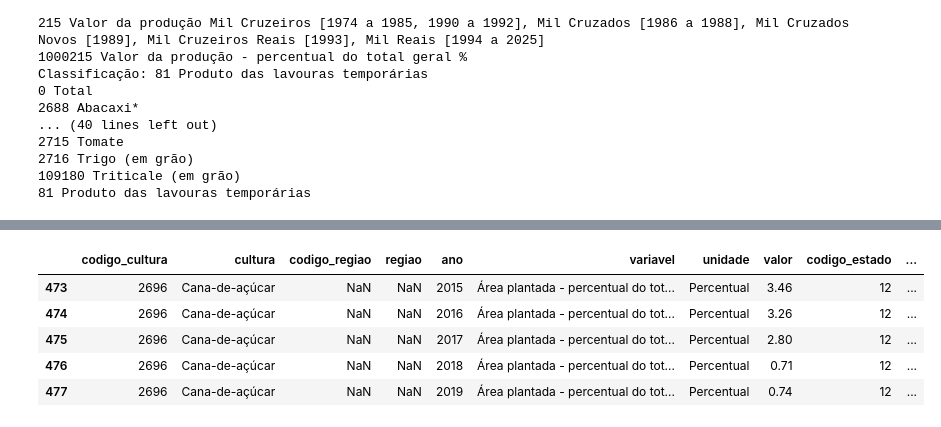
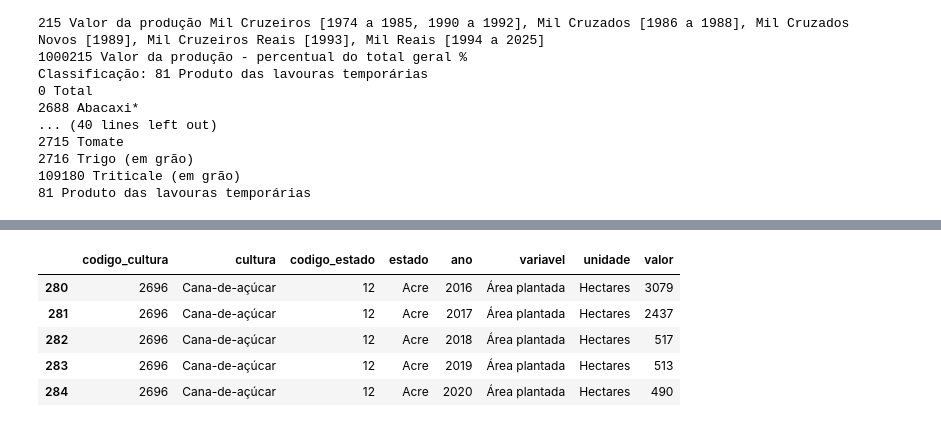
Before and after one commit to Marcos00758/Avaliacao_Credito_Rural, a Jupyter notebook: API_IBGE.ipynb, the cells around one changed output, grey strips where cells are left out. Saved outputs shown, nothing was run; the diff lists cells and outputs as text; code cells hidden in the pictures.

```diff
--- a/API_IBGE.ipynb
+++ b/API_IBGE.ipynb
@@ -104,23 +168,18 @@ area plantada por regiao
 # %%
-periodo = "2015-2025"
+periodo = "2016-2025"
 
 
 url = (
     "https://servicodados.ibge.gov.br/api/v3/agregados/"
-    f"{tabela_lavouras_temporárias}/periodos/{periodo}/variaveis/{area_plant_100}"
+    f"{tabela_lavouras_temporárias}/periodos/{periodo}/variaveis/{area_plant_H}"
 )
-
-parametros = {
-    "localidades": "N2[all]",
-    "classificacao": f"81[{id_soja},{id_cana},{id_milho}]"
-}
 
 dados = requisicao_certificada(url, parametros=parametros)
 
 variavel = dados[0]
 resultado = variavel["resultados"][0]
 
-linhas = []
+linhas_area_regional = []
 
 for resultado in variavel["resultados"]:
     categorias = resultado["classificacoes"][0]["categoria"]
@@ -128,7 +187,11 @@ for resultado in variavel["resultados"]:
     for codigo_cultura, nome_cultura in categorias.items():
         for serie in resultado["series"]:
             for ano, valor in serie["serie"].items():
-                linhas.append({
+                if valor == "-":
+                    valor = 0
+                elif not valor.isdecimal():
+                    continue
+                linhas_area_regional.append({
                     "codigo_cultura": codigo_cultura,
                     "cultura": nome_cultura,
                     "codigo_regiao": serie["localidade"]["id"],
@@ -136,12 +199,12 @@ for resultado in variavel["resultados"]:
                     "ano": int(ano),
                     "variavel": variavel["variavel"],
                     "unidade": variavel["unidade"],
-                    "valor": valor
+                    "valor": int(valor)
                 })
 
-df_area = pd.DataFrame(linhas)
-df_area = df_area.sort_values(["regiao","cultura","ano","valor"])
+df_area_regional = pd.DataFrame(linhas_area_regional)
+df_area_regional = df_area_regional.sort_values(["regiao","cultura","ano","valor"])
 
-df_area.head()
+df_area_regional.head()
 # %% [output]
 |  | codigo_cultura | cultura | codigo_regiao | regiao | ano | variavel | unidade | valor |
@@ -155,36 +224,45 @@ area plantada por estado
 # %%
+#foi verificado que se o campo valor fosse nulo ele poderia ser "..." ou "-" logo o if valor.isdecimal é valido
+
 parametros["localidades"] = "N3[all]"
 
 dados = requisicao_certificada(url, parametros=parametros)
 
 variavel = dados[0]
 resultado = variavel["resultados"][0]
 
+linhas_area_estadual = []
+
 for resultado in variavel["resultados"]:
     categorias = resultado["classificacoes"][0]["categoria"]
 
     for codigo_cultura, nome_cultura in categorias.items():
         for serie in resultado["series"]:
             for ano, valor in serie["serie"].items():
-                linhas.append({
+                if valor == "-":
+                    valor = 0
+                elif not valor.isdecimal():
+                    continue
+                linhas_area_estadual.append({
                     "codigo_cultura": codigo_cultura,
                     "cultura": nome_cultura,
                     "codigo_estado": serie["localidade"]["id"],
                     "estado": serie["localidade"]["nome"],
                     "ano": int(ano),
                     "variavel": variavel["variavel"],
                     "unidade": variavel["unidade"],
-                    "valor": valor
+                    "valor": int(valor)
                 })
 
-df_area = pd.DataFrame(linhas)
-df_area = df_area.sort_values(["estado","cultura","ano","valor"])
 
-df_area.head()
+df_area_estadual = pd.DataFrame(linhas_area_estadual)
+df_area_estadual = df_area_estadual.sort_values(["estado","cultura","ano","valor"])
+
+df_area_estadual.head()
 # %% [output]
-|  | codigo_cultura | cultura | codigo_regiao | regiao | ano | variavel | unidade | valor | codigo_estado | ... |
-| 473 | 2696 | Cana-de-açúcar | NaN | NaN | 2015 | Área plantada - percentual do tot... | Percentual | 3.46 | 12 | ... |
-| 474 | 2696 | Cana-de-açúcar | NaN | NaN | 2016 | Área plantada - percentual do tot... | Percentual | 3.26 | 12 | ... |
-| 475 | 2696 | Cana-de-açúcar | NaN | NaN | 2017 | Área plantada - percentual do tot... | Percentual | 2.80 | 12 | ... |
-| 476 | 2696 | Cana-de-açúcar | NaN | NaN | 2018 | Área plantada - percentual do tot... | Percentual | 0.71 | 12 | ... |
-| 477 | 2696 | Cana-de-açúcar | NaN | NaN | 2019 | Área plantada - percentual do tot... | Percentual | 0.74 | 12 | ... |
+|  | codigo_cultura | cultura | codigo_estado | estado | ano | variavel | unidade | valor |
+| 280 | 2696 | Cana-de-açúcar | 12 | Acre | 2016 | Área plantada | Hectares | 3079 |
+| 281 | 2696 | Cana-de-açúcar | 12 | Acre | 2017 | Área plantada | Hectares | 2437 |
+| 282 | 2696 | Cana-de-açúcar | 12 | Acre | 2018 | Área plantada | Hectares | 517 |
+| 283 | 2696 | Cana-de-açúcar | 12 | Acre | 2019 | Área plantada | Hectares | 513 |
+| 284 | 2696 | Cana-de-açúcar | 12 | Acre | 2020 | Área plantada | Hectares | 490 |
```
Also changed, not shown: parts of 20 cells of this notebook.
